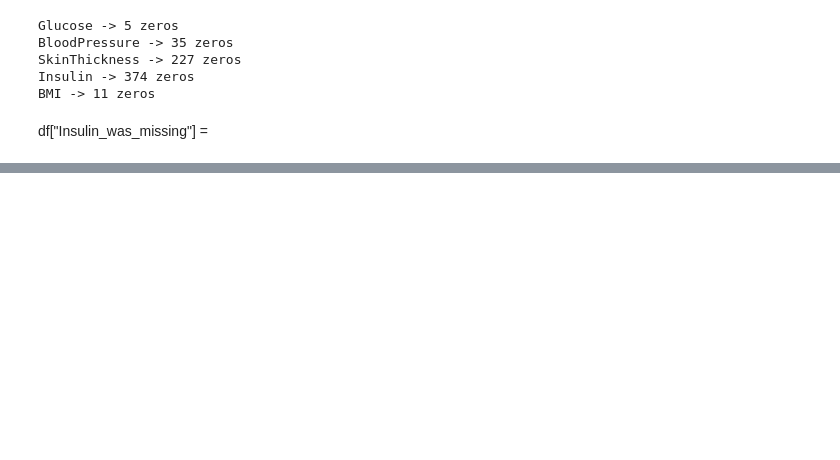
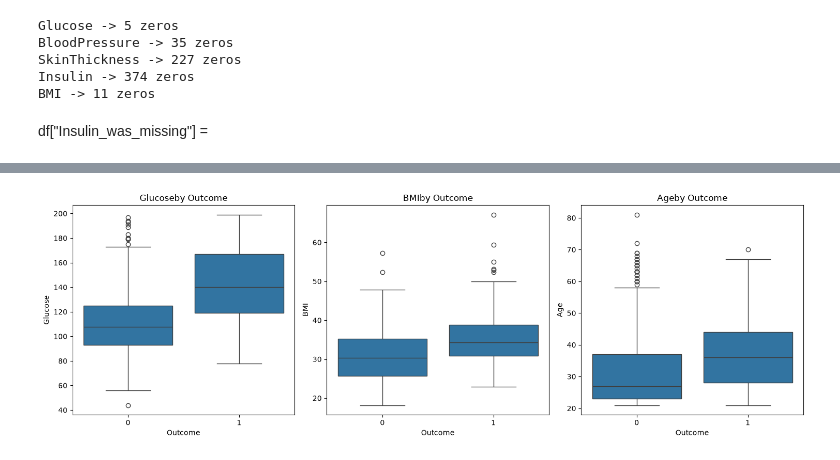
Before and after one commit to qudsalbreim4-ops/diabetes-risk-prediction, a Jupyter notebook: diabetes.ipynb, the cells around one changed output, grey strips where cells are left out. Drawn from its saved outputs; the diff is of its cells as text; code cells hidden in the pictures; blank space fills up the shorter version.

```diff
--- a/diabetes.ipynb
+++ b/diabetes.ipynb
@@ -109,0 +158,13 @@ df.describe()
+# %%
+# compare Glucose, BMI and Age between diabetic and non-diabetic patients
+
+features = ["Glucose", "BMI", "Age"]
+fig, axes = plt.subplots(1, 3, figsize = (15, 5))
+
+for i in range(len(features)):
+    sns.boxplot(x = "Outcome", y = features[i], data = df, ax = axes[i])
+    axes[i].set_title(features[i] + "by Outcome")
+plt.tight_layout()
+plt.show()
+# %% [output]
+[figure, added]
```
Also changed, not shown: parts of 2 cells of this notebook.
